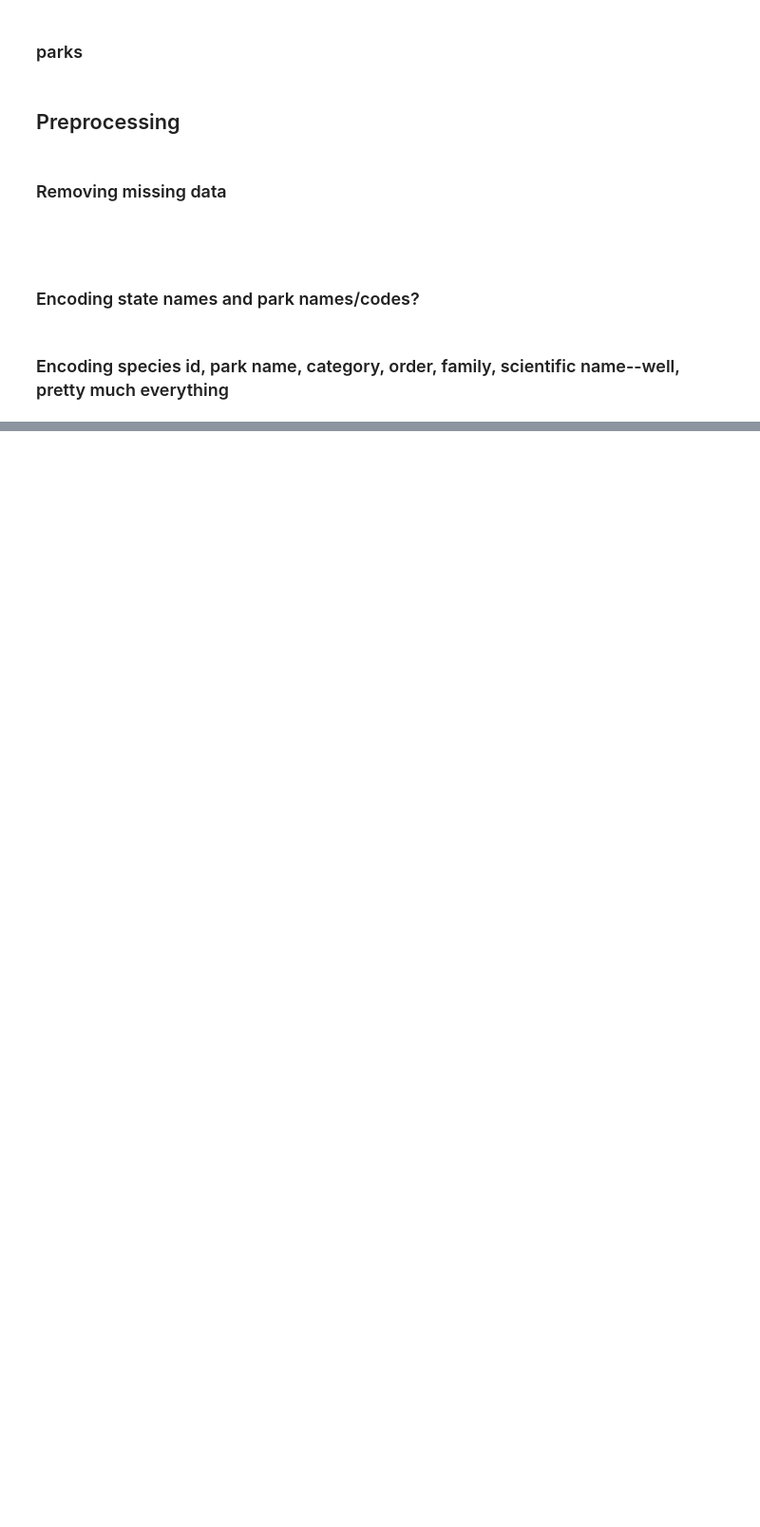
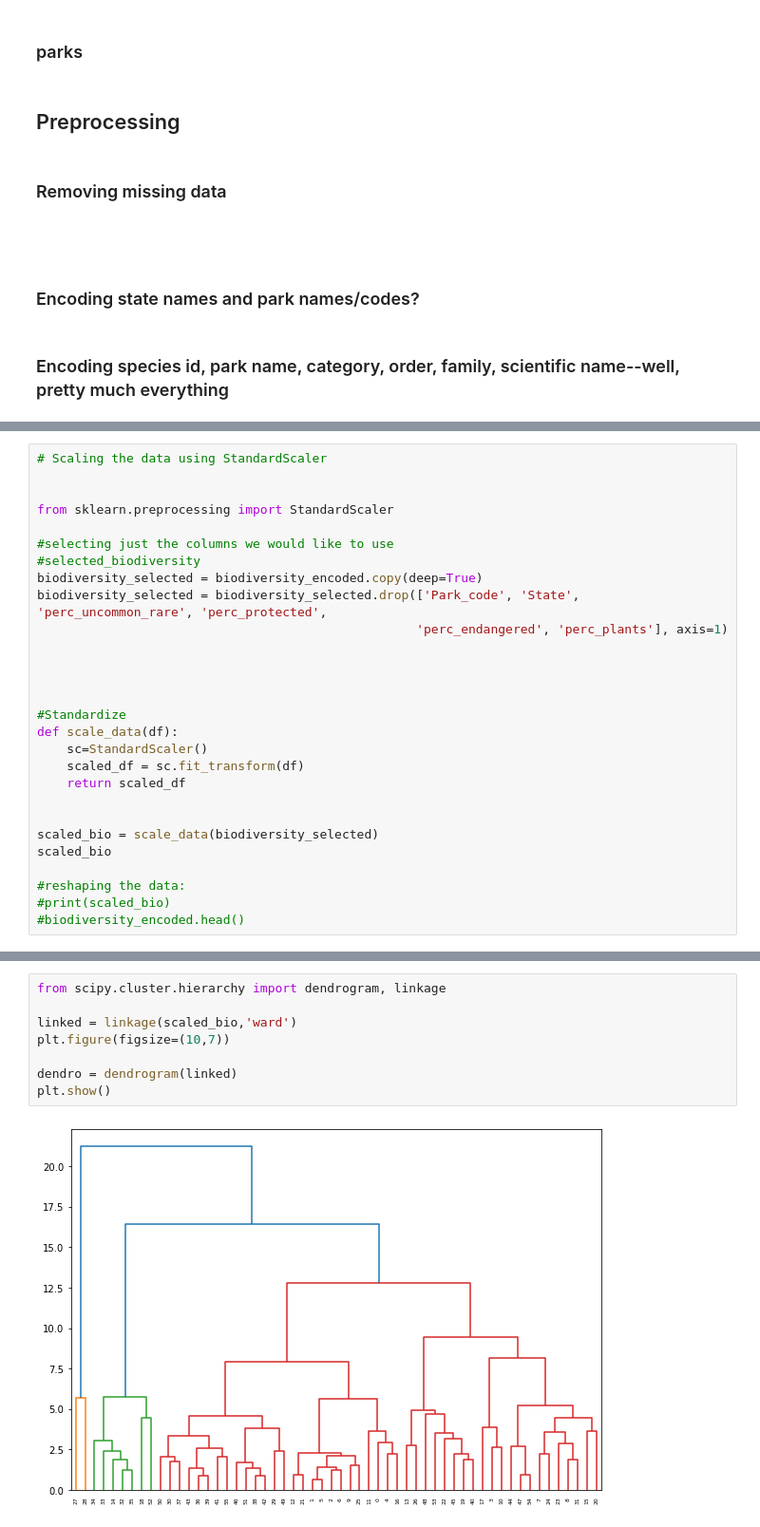
Before and after one commit to JennyArbo/CG2021_Final_Project_Jenny_Chrissy, a Jupyter notebook: Final Project.ipynb, the cells around one changed output, grey strips where cells are left out. Shown at 95% size. Drawn from its saved outputs; the diff is of its cells as text; blank space fills up the shorter version.

```diff
--- a/Final Project.ipynb
+++ b/Final Project.ipynb
@@ -785,0 +886,28 @@ plt.show()
+# %%
+# Scaling the data using StandardScaler
+
+
+from sklearn.preprocessing import StandardScaler
+
+#selecting just the columns we would like to use
+#selected_biodiversity
+biodiversity_selected = biodiversity_encoded.copy(deep=True)
+biodiversity_selected = biodiversity_selected.drop(['Park_code', 'State', 'perc_uncommon_rare', 'perc_protected',
+                                                   'perc_endangered', 'perc_plants'], axis=1)
+
+
+
+
+#Standardize
+def scale_data(df):
+    sc=StandardScaler()
+    scaled_df = sc.fit_transform(df)
+    return scaled_df
+
+
+scaled_bio = scale_data(biodiversity_selected)
+scaled_bio
+
+#reshaping the data:
+#print(scaled_bio)
+#biodiversity_encoded.head()
@@ -785,0 +973,10 @@ plt.show()
+# %%
+from scipy.cluster.hierarchy import dendrogram, linkage
+
+linked = linkage(scaled_bio,'ward')
+plt.figure(figsize=(10,7))
+
+dendro = dendrogram(linked)
+plt.show()
+# %% [output]
+[figure, added]
```
Also changed, not shown: parts of 49 cells of this notebook.
